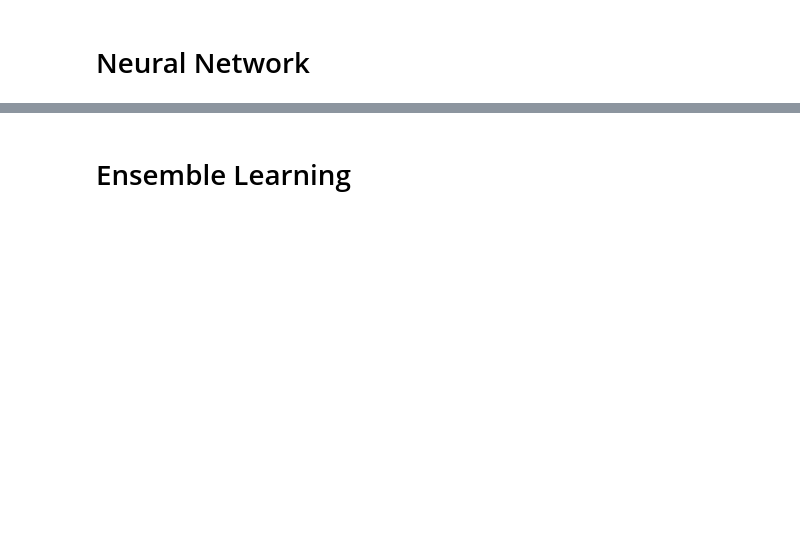
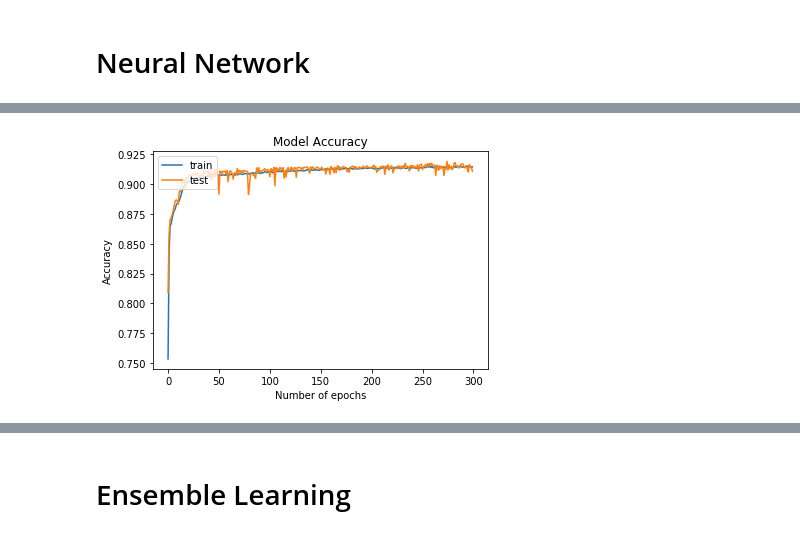
Before and after one commit to catherinelee274/fraud_detection, a Jupyter notebook: main.ipynb, the cells around one changed output, grey strips where cells are left out. Drawn from its saved outputs; the diff is of its cells as text; code cells hidden in the pictures; blank space fills up the shorter version.

```diff
--- a/main.ipynb
+++ b/main.ipynb
@@ -291,0 +282,31 @@ model.compile(optimizer = 'rmsprop',
+# %%
+from keras.models import Sequential
+from keras.layers import Dense
+
+model = Sequential()
+model.add(Dense(60, activation='sigmoid', input_dim = 4))
+model.add(Dense(30,activation='sigmoid'))
+model.add(Dense(1, activation='sigmoid'))
+
+
+# can try rmsprop
+model.compile(optimizer = 'adam',
+              loss = 'binary_crossentropy',
+              metrics = ['accuracy'])
+
+# Train the model, iterating on the data in batches of 32 samples
+history = model.fit(X_train, y_train,
+                    validation_split = 0.33,
+                    epochs = 300,
+                    batch_size = 32)
+
+# Evaluate the model's performance
+train_loss, train_acc = model.evaluate(X_train, y_train)
+test_loss, test_acc = model.evaluate(X_test, y_test)
+
+
+print('Training set accuracy:', train_acc)
+print('Training set loss:', train_loss)
+
+print('Test set accuracy:', test_acc)
+print('Test set loss:', test_loss)
@@ -291,0 +331,11 @@ model.compile(optimizer = 'rmsprop',
+# %%
+# The history of our accuracy during training.
+plt.plot(history.history['acc'])
+plt.plot(history.history['val_acc'])
+plt.title('Model Accuracy')
+plt.ylabel('Accuracy')
+plt.xlabel('Number of epochs')
+plt.legend(['train', 'test'], loc='upper left')
+plt.show()
+# %% [output]
+[figure, added]
```
Also changed, not shown: parts of 13 cells of this notebook.
